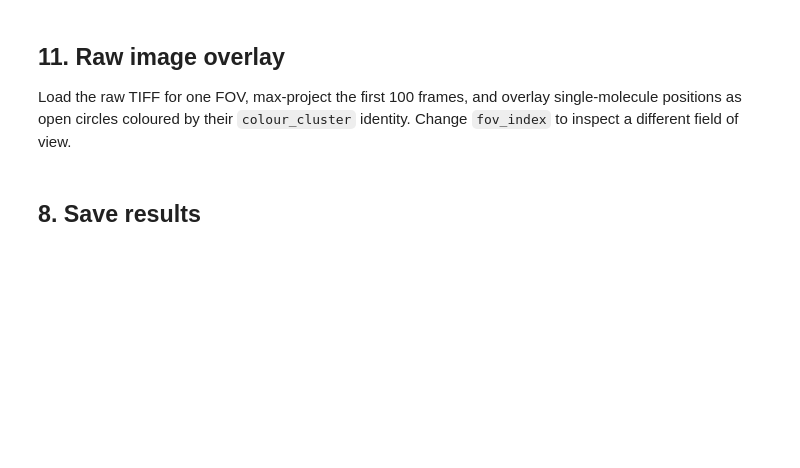
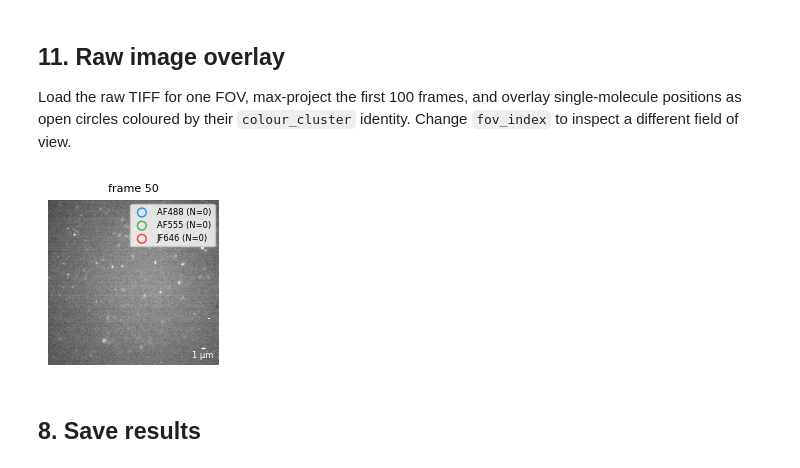
Before and after one commit to JBeckwith/pyS3M, a Jupyter notebook: notebooks/tracking/20260331_Dan_Track_Analysis.ipynb, the cells around one changed output. Drawn from its saved outputs; the diff is of its cells as text; code cells hidden in the pictures; blank space fills up the shorter version.

```diff
--- a/notebooks/tracking/20260331_Dan_Track_Analysis.ipynb
+++ b/notebooks/tracking/20260331_Dan_Track_Analysis.ipynb
@@ -494,35 +573,37 @@ img = IO.read_tiff(tiff_path, frame=frame)
 
 # Localisations from this FOV at the selected frame only
 sf_fov   = sf_db[sf_db["fov_name"] == fov_to_show]
 sf_frame = sf_fov[sf_fov["frame"] == frame]
 
 cluster_colors = ["#2196F3", "#4CAF50", "#F44336"]   # blue, green, red
 cluster_names  = ["AF488", "AF555", "JF646"]
 
 fig, ax = plotter.create_figure(figsize=(2, 2))
 ax = plotter.image_plot(ax, img, cmap="gray",
           vmin=np.percentile(img, 1), vmax=np.percentile(img, 99),
           origin="upper", scalebarsize=1000, scalebarlabel='1 μm',
           scalebar=True, pixelsize=69)
 ax = ax[0]
 
 for k in range(3):
     locs = sf_frame[sf_frame["colour_cluster"] == k]
     ax.scatter(locs["xc"], locs["yc"], s=40,
                facecolors="none", edgecolors=cluster_colors[k],
                linewidths=1, label=f"{cluster_names[k]} (N={len(locs)})", zorder=2)
 
 ax.legend(loc="best", fontsize=6)
 ax.set_xlabel("x (pixels)")
 ax.set_ylabel("y (pixels)")
-ax.set_xlim([40, 290])
-ax.set_ylim([40, 290])
+#ax.set_xlim([40, 290])
+#ax.set_ylim([40, 290])
 ax.set_title(f"frame {frame}")
 plt.tight_layout()
 folder = '/scratch/sycamore-asap/2026_Multicolour_Paper/For_Talks/Tracking'
 plt.savefig(os.path.join(folder, 'Individual_Molecules_Labelled.svg'),
             dpi=600, format='svg', bbox_inches='tight')
 plt.show()
+# %% [output]
+[figure, added]
 # %%
 mol_subset["xc"].values[0]
 # %% [markdown]
```
Also changed, not shown: parts of 13 cells of this notebook, 3 other files.
